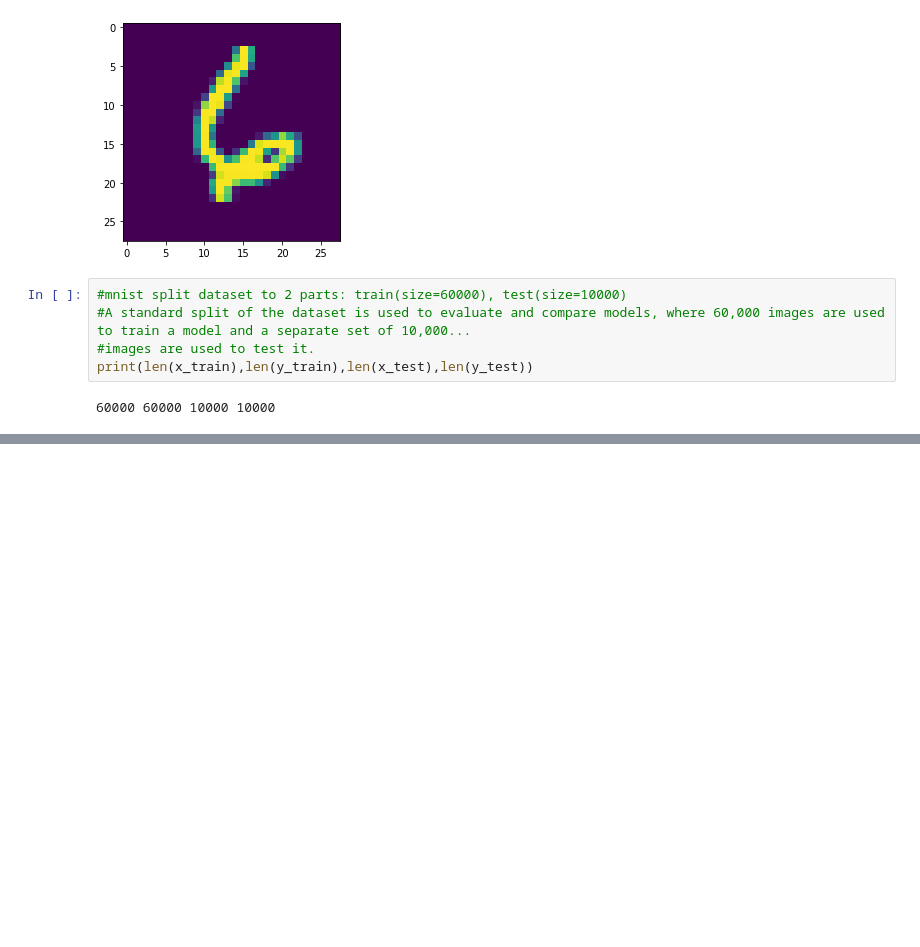
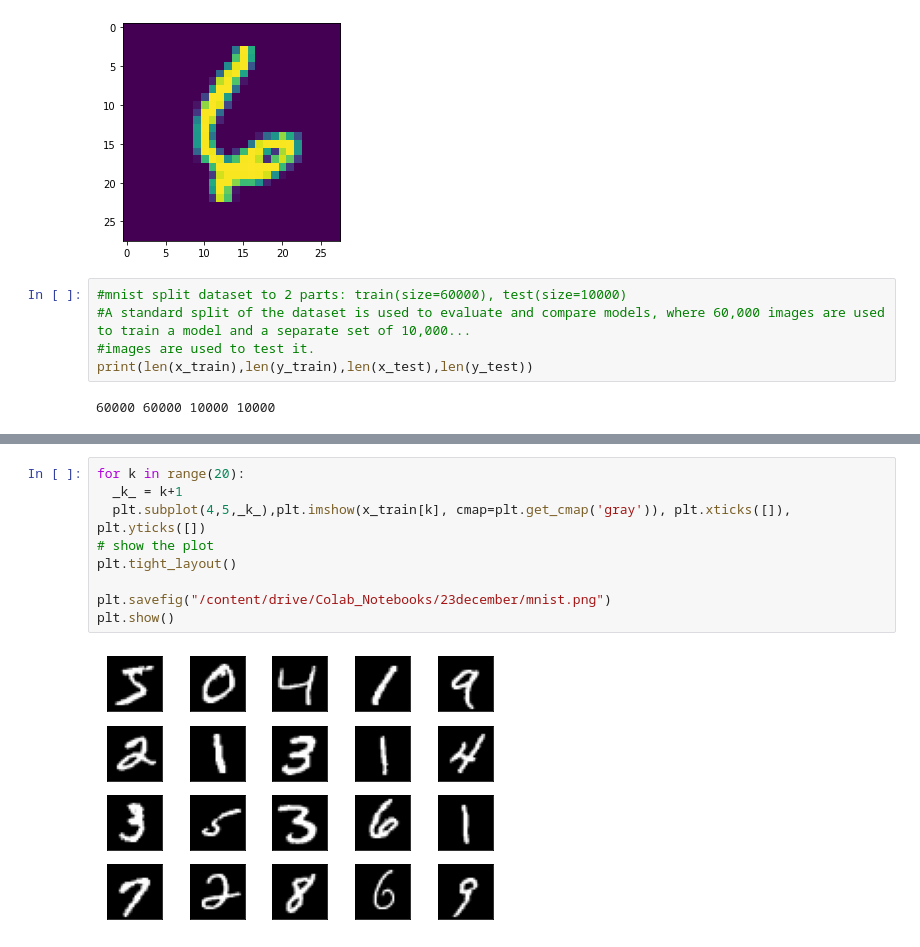
Before and after one commit to cagricivici/digit_rec, a Jupyter notebook: third_step/mnist_dl.ipynb, the cells around one changed output, grey strips where cells are left out. Drawn from its saved outputs; the diff is of its cells as text; blank space fills up the shorter version.

```diff
--- a/third_step/mnist_dl.ipynb
+++ b/third_step/mnist_dl.ipynb
@@ -87,0 +104,11 @@ plt.show()
+# %%
+for k in range(20):
+  _k_ = k+1
+  plt.subplot(4,5,_k_),plt.imshow(x_train[k], cmap=plt.get_cmap('gray')), plt.xticks([]), plt.yticks([])
+# show the plot
+plt.tight_layout()
+
+plt.savefig("/content/drive/Colab_Notebooks/23december/mnist.png")
+plt.show()
+# %% [output]
+[figure, added]
```
Also changed, not shown: parts of 15 cells of this notebook.
